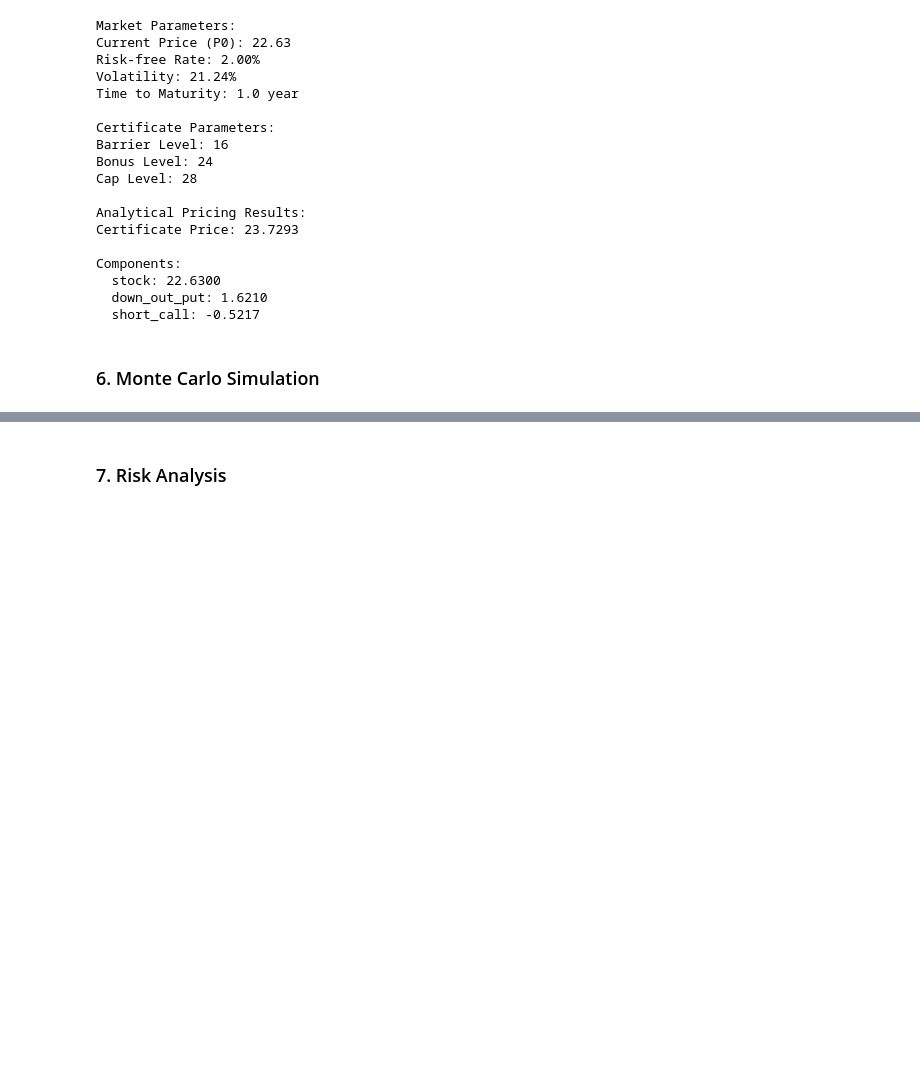
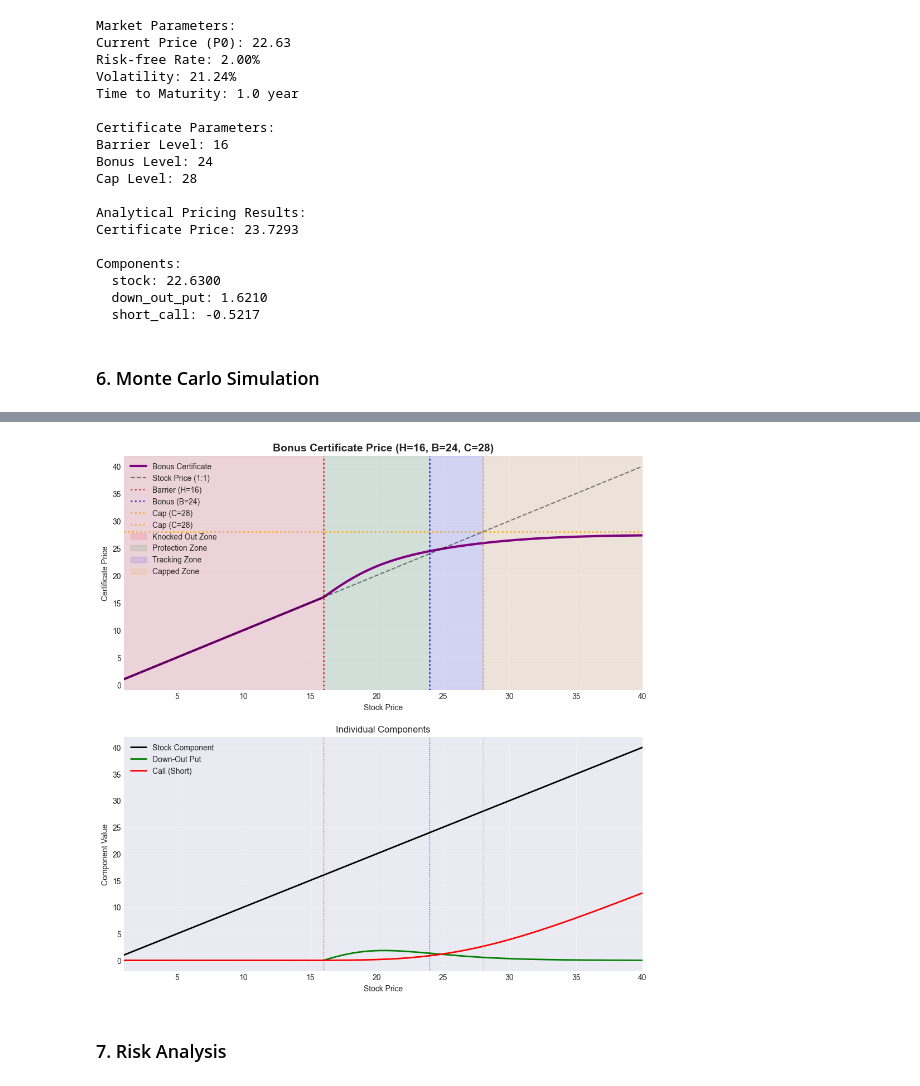
Before and after one commit to ThoranTschoepe/fima2_project, a Jupyter notebook: project.ipynb, the cells around one changed output, grey strips where cells are left out. Cells and saved outputs as stored; diff of their text form; code cells hidden in the pictures; blank space fills up the shorter version.

```diff
--- a/project.ipynb
+++ b/project.ipynb
@@ -878,3 +818,70 @@ Pricing Difference (MC vs Analytical): 0.0080
+# %%
+stock_prices = np.linspace(1, 40, 200)
+
+# Calculate certificate components
+cert_prices = []
+stock_values = []
+dop_values = []
+call_values = []
+
+for S in stock_prices:
+    try:
+        result = price_bonus_certificate_analytical(S, H, B, C, T, r, sigma)
+        cert_prices.append(result['price'])
+        stock_values.append(result['components']['stock'])
+        dop_values.append(result['components']['down_out_put'])
+        call_values.append(-result['components']['short_call'])  # Negative because it's short
+    except:
+        # Handle any numerical issues
+        cert_prices.append(np.nan)
+        stock_values.append(S)
+        dop_values.append(0)
+        call_values.append(0)
+
+# Create the plot
+fig, (ax1, ax2) = plt.subplots(2, 1, figsize=(12, 12))
+
+# Plot 1: Total Certificate Price
+ax1.plot(stock_prices, cert_prices, 'purple', linewidth=3, label='Bonus Certificate')
+ax1.plot(stock_prices, stock_prices, 'k--', alpha=0.5, label='Stock Price (1:1)')
+
+# Mark key levels
+ax1.axvline(x=H, color='red', linestyle=':', alpha=0.8, linewidth=2, label=f'Barrier (H={H})')
+ax1.axvline(x=B, color='blue', linestyle=':', alpha=0.8, linewidth=2, label=f'Bonus (B={B})')
+ax1.axvline(x=C, color='orange', linestyle=':', alpha=0.8, linewidth=2, label=f'Cap (C={C})')
+ax1.axhline(y=C, color='orange', linestyle=':', alpha=0.8, linewidth=2, label=f'Cap (C={C})')
+
+# Add zones
+ax1.axvspan(0, H, alpha=0.1, color='red', label='Knocked Out Zone')
+ax1.axvspan(H, B, alpha=0.1, color='green', label='Protection Zone')
+ax1.axvspan(B, C, alpha=0.1, color='blue', label='Tracking Zone')
+ax1.axvspan(C, 40, alpha=0.1, color='orange', label='Capped Zone')
+
+ax1.set_xlabel('Stock Price')
+ax1.set_ylabel('Certificate Price')
+ax1.set_title('Bonus Certificate Price (H=16, B=24, C=28)', fontsize=14, fontweight='bold')
+ax1.legend(loc='upper left')
+ax1.grid(True, alpha=0.3)
+ax1.set_xlim(1, 40)
+
+# Plot 2: Individual Components
+ax2.plot(stock_prices, stock_values, 'black', linewidth=2, label='Stock Component')
+ax2.plot(stock_prices, dop_values, 'green', linewidth=2, label='Down-Out Put')
+ax2.plot(stock_prices, call_values, 'red', linewidth=2, label='Call (Short)')
+
+# Mark key levels
+ax2.axvline(x=H, color='red', linestyle=':', alpha=0.8, linewidth=1)
+ax2.axvline(x=B, color='blue', linestyle=':', alpha=0.8, linewidth=1)
+ax2.axvline(x=C, color='orange', linestyle=':', alpha=0.8, linewidth=1)
+
+ax2.set_xlabel('Stock Price')
+ax2.set_ylabel('Component Value')
+ax2.set_title('Individual Components', fontsize=12)
+ax2.legend()
+ax2.grid(True, alpha=0.3)
+ax2.set_xlim(1, 40);
+# %% [output]
+[figure, added]
 # %% [markdown]
 ### 7. Risk Analysis
 # %%
```
Also changed, not shown: parts of 6 cells of this notebook.
